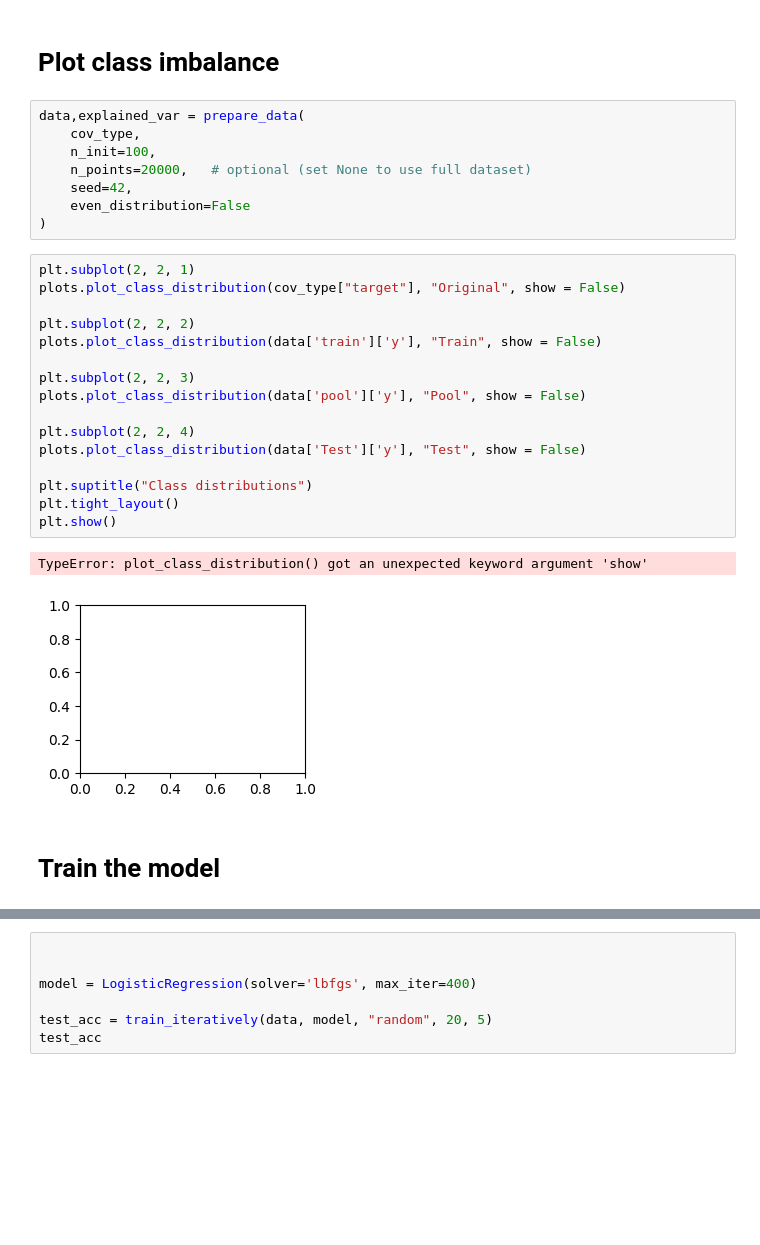
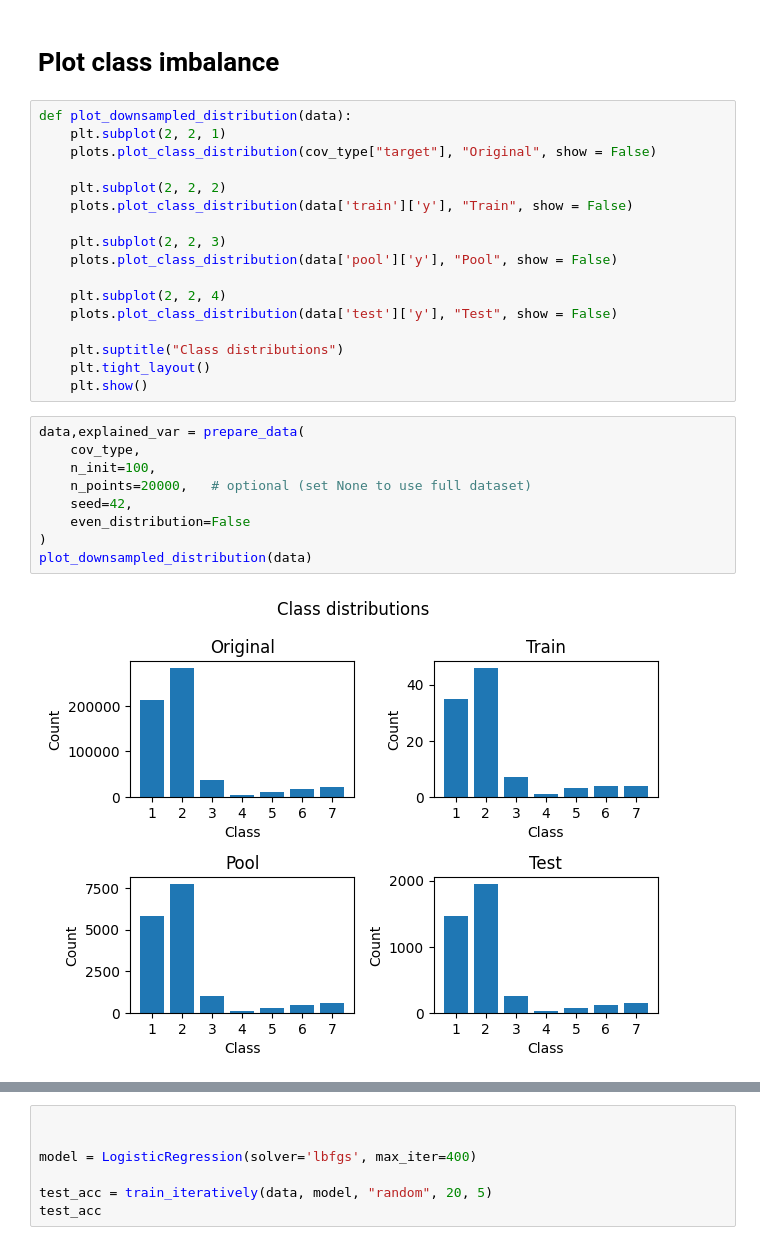
Before and after one commit to JulieTTNguyen/ActiveML_miniproject, a Jupyter notebook: data_analysis.ipynb, the cells around one changed output, grey strips where cells are left out. Saved outputs shown, nothing was run; the diff lists cells and outputs as text; blank space fills up the shorter version.

```diff
--- a/data_analysis.ipynb
+++ b/data_analysis.ipynb
@@ -15,35 +15,34 @@ np.unique_counts(cov_type["target"]).counts
 array([211840, 283301,  35754,   2747,   9493,  17367,  20510])
 # %% [markdown]
 # Plot class imbalance
-# %%
-data,explained_var = prepare_data(
-    cov_type,
-    n_init=100,
-    n_points=20000,   # optional (set None to use full dataset)
-    seed=42,
-    even_distribution=False
-)
 # %%
-plt.subplot(2, 2, 1)
-plots.plot_class_distribution(cov_type["target"], "Original", show = False)
+def plot_downsampled_distribution(data):
+    plt.subplot(2, 2, 1)
+    plots.plot_class_distribution(cov_type["target"], "Original", show = False)
 
-plt.subplot(2, 2, 2)
-plots.plot_class_distribution(data['train']['y'], "Train", show = False)
+    plt.subplot(2, 2, 2)
+    plots.plot_class_distribution(data['train']['y'], "Train", show = False)
 
-plt.subplot(2, 2, 3)
-plots.plot_class_distribution(data['pool']['y'], "Pool", show = False)
+    plt.subplot(2, 2, 3)
+    plots.plot_class_distribution(data['pool']['y'], "Pool", show = False)
 
-plt.subplot(2, 2, 4)
-plots.plot_class_distribution(data['Test']['y'], "Test", show = False)
+    plt.subplot(2, 2, 4)
+    plots.plot_class_distribution(data['test']['y'], "Test", show = False)
 
-plt.suptitle("Class distributions")
-plt.tight_layout()
-plt.show()
+    plt.suptitle("Class distributions")
+    plt.tight_layout()
+    plt.show()
-# %% [output]
-TypeError: plot_class_distribution() got an unexpected keyword argument 'show'
-[figure, removed]
-# %% [markdown]
-# Train the model
+# %%
+data,explained_var = prepare_data(
+    cov_type,
+    n_init=100,
+    n_points=20000,   # optional (set None to use full dataset)
+    seed=42,
+    even_distribution=False
+)
+plot_downsampled_distribution(data)
+# %% [output]
+[figure, added]
 # %%
 data,explained_var = prepare_data(
     cov_type,
```
Also changed, not shown: parts of 2 cells of this notebook.
